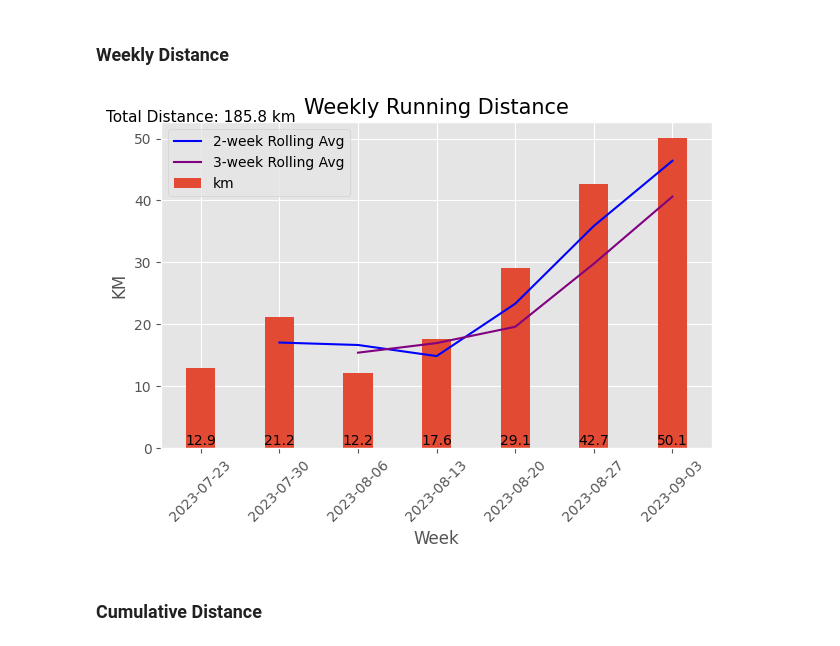
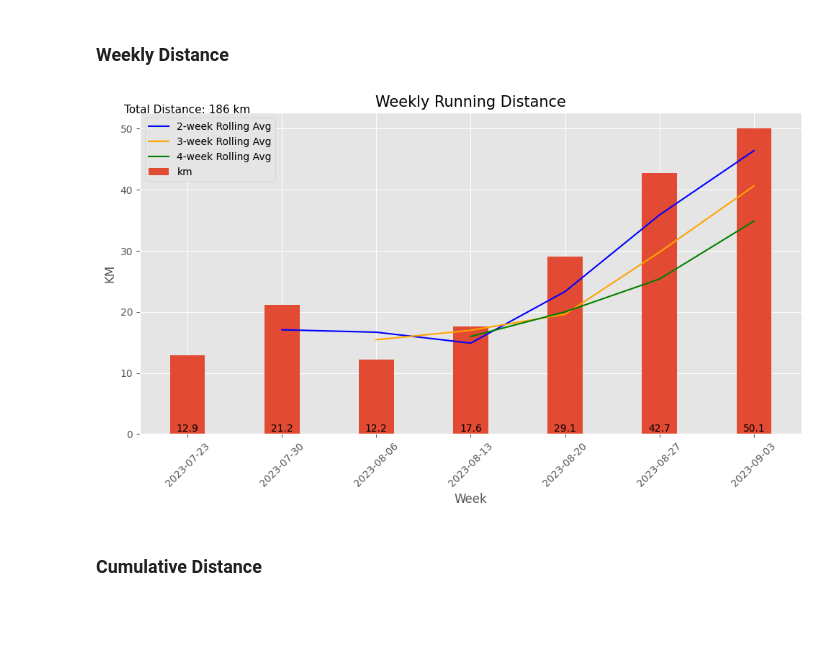
Before and after one commit to palmerac/Elevate, a Jupyter notebook: runStats.ipynb, the cells around one changed output. Drawn from its saved outputs; the diff is of its cells as text; code cells hidden in the pictures; blank space fills up the shorter version.

```diff
--- a/runStats.ipynb
+++ b/runStats.ipynb
@@ -31,3 +33,31 @@ start = time.perf_counter()
+# %%
+def med(df, col, deci=None):
+    median = round(df[col].median(),deci)
+    return median
+
+def avg(df, col, deci=None):
+    average = round(df[col].mean(), deci)
+    return average
+
+def max(df, col, deci=None):
+    maximum = round(df[col].max(),deci)
+    return maximum
+
+def sum(df, col, deci=None):
+    total = round(df[col].sum(),deci)
+    return total
+
+def midp(df, col):
+    midpoint = (df[col].max() + df[col].min()) / 2
+    return midpoint
+
+def rolla(df, col, windw):
+    rolling_average = df[col].rolling(window=windw).mean()
+    return rolling_average
+
+def rnd(val, deci):
+    new = round(val, deci)
+    return new
 # %% [markdown]
 Only counting activities post Europe, export HeartWatch Workouts from Jul 17 - Today and add the csv to the wd
 # %%
@@ -218,34 +234,36 @@ plt.savefig('Graphs/Duration vs Avg HR.png', dpi=300)
 # %% [markdown]
 ### Weekly Distance
 # %%
-# plt.figure(figsize=(10,6))
+plt.figure(figsize=(10,6))
 
 # Rolling Average
-rolling_average2 = wklySUM['km'].rolling(window=2).mean()
+rolling_average2 = rolla(wklySUM, 'km', 2)
 plt.plot(wklySUM.index, rolling_average2, label='2-week Rolling Avg', color='blue')
-rolling_average3 = wklySUM['km'].rolling(window=3).mean()
-plt.plot(wklySUM.index, rolling_average3, label='3-week Rolling Avg', color='purple')
+rolling_average3 = rolla(wklySUM, 'km', 3)
+plt.plot(wklySUM.index, rolling_average3, label='3-week Rolling Avg', color='orange')
+rolling_average4 = rolla(wklySUM, 'km', 4)
+plt.plot(wklySUM.index, rolling_average4, label='4-week Rolling Avg', color='green')
 
 # Toal Distance Text
-total_distance = wklySUM['km'].sum()
-plt.text(wklySUM.index[0], wklySUM['km'].max() + 2, f'Total Distance: {total_distance:.1f} km',
+total_distance = sum(wklySUM, 'km')
+plt.text(wklySUM.index[0], wklySUM['km'].max() + 2.1, f'Total Distance: {total_distance:.0f} km',
          ha='center', va='bottom', fontsize=11, color='black', transform=plt.gca().transData)
 
 plt.bar(wklySUM.index, wklySUM['km'], label='km', width=2.6)
 for idx, value in enumerate(wklySUM['km']):
     plt.text(wklySUM.index[idx], 0, f'{value:.1f}', ha='center', va='bottom',
              fontsize=10, color='black')
 
 plt.xlabel('Week')
 plt.ylabel('KM')
 plt.title('Weekly Running Distance', fontsize=15)
 plt.legend()
 plt.xticks(wklySUM.index, wklySUM.index.strftime('%Y-%m-%d'), rotation=45)
 plt.tight_layout()
 plt.savefig('Graphs/Weekly Distance.png', dpi=300)
 plt.show()
 # %% [output]
-[figure, old version]
+[figure, new version]
 # %% [markdown]
 ### Cumulative Distance
 # %%
```
Also changed, not shown: parts of 12 cells of this notebook, 6 other files.
